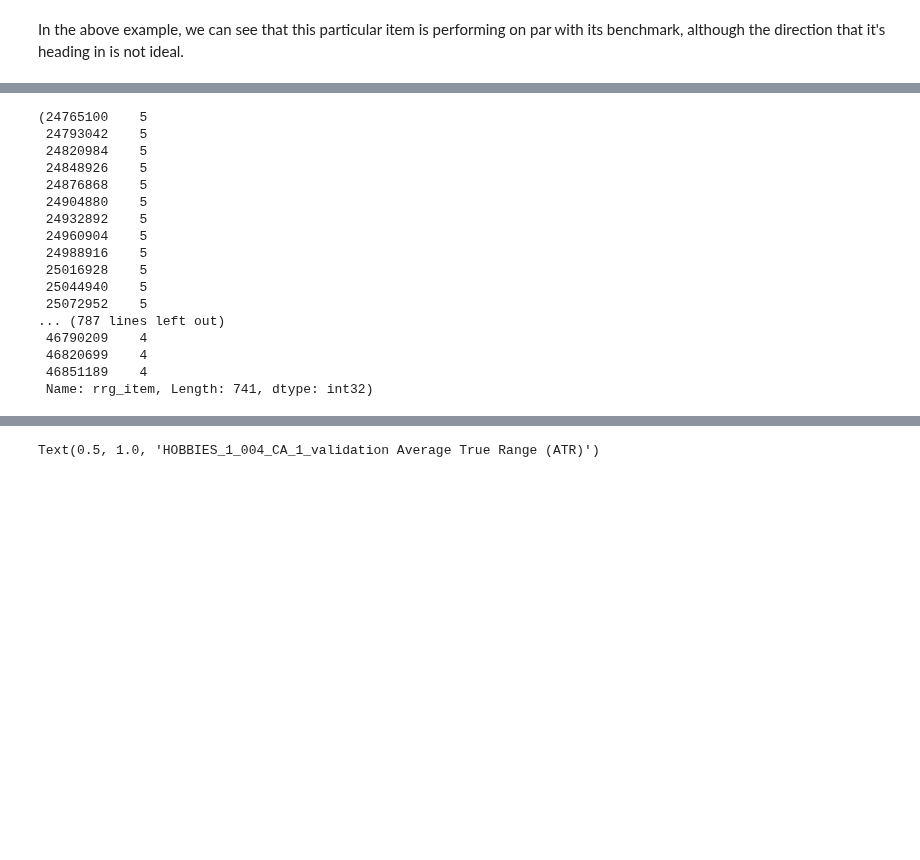
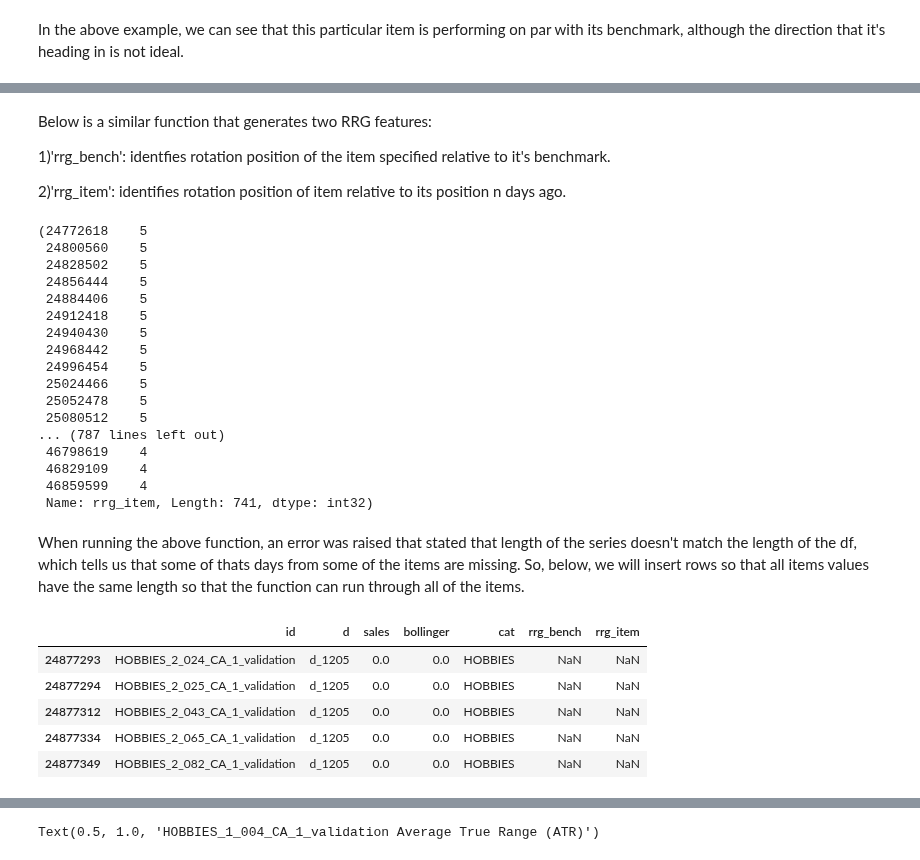
Before and after one commit to Luke-Gray/M5-Accuracy, a Jupyter notebook: M5 Visualizing Strength and Volatility.ipynb, the cells around one changed output, grey strips where cells are left out. Saved outputs shown, nothing was run; the diff lists cells and outputs as text; code cells hidden in the pictures; blank space fills up the shorter version.

```diff
--- a/M5 Visualizing Strength and Volatility.ipynb
+++ b/M5 Visualizing Strength and Volatility.ipynb
@@ -591 +561,7 @@ ca_short.head()
+# %% [markdown]
+Below is a similar function that generates two RRG features:
+
+1)'rrg_bench': identfies rotation position of the item specified relative to it's benchmark.
+
+2)'rrg_item': identifies rotation position of item relative to its position n days ago.
 # %%
@@ -712,22 +690,33 @@ def RRG(item_cat, window, steps):
 
     return series['rrg_bench'], series['rrg_item']
 # %%
-RRG(item,90,19)
+RRG('FOODS_3_090_CA_3_validation',90,19)
 # %% [output]
-(24765100    5
- 24793042    5
- 24820984    5
- 24848926    5
- 24876868    5
- 24904880    5
- 24932892    5
- 24960904    5
- 24988916    5
- 25016928    5
- 25044940    5
- 25072952    5
+(24772618    5
+ 24800560    5
+ 24828502    5
+ 24856444    5
+ 24884406    5
+ 24912418    5
+ 24940430    5
+ 24968442    5
+ 24996454    5
+ 25024466    5
+ 25052478    5
+ 25080512    5
 ... (787 lines left out)
- 46790209    4
- 46820699    4
- 46851189    4
+ 46798619    4
+ 46829109    4
+ 46859599    4
  Name: rrg_item, Length: 741, dtype: int32)
+# %% [markdown]
+When running the above function, an error was raised that stated that length of the series doesn't match the length of the df, which tells us that some of thats days from some of the items are missing. So, below, we will insert rows so that all items values have the same length so that the function can run through all of the items.
+# %%
+nonfit = ca_short.loc[ca_short['rrg_item'].isna()]
+# %% [output]
+|  | id | d | sales | bollinger | cat | rrg_bench | rrg_item |
+| 24877293 | HOBBIES_2_024_CA_1_validation | d_1205 | 0.0 | 0.0 | HOBBIES | NaN | NaN |
+| 24877294 | HOBBIES_2_025_CA_1_validation | d_1205 | 0.0 | 0.0 | HOBBIES | NaN | NaN |
+| 24877312 | HOBBIES_2_043_CA_1_validation | d_1205 | 0.0 | 0.0 | HOBBIES | NaN | NaN |
+| 24877334 | HOBBIES_2_065_CA_1_validation | d_1205 | 0.0 | 0.0 | HOBBIES | NaN | NaN |
+| 24877349 | HOBBIES_2_082_CA_1_validation | d_1205 | 0.0 | 0.0 | HOBBIES | NaN | NaN |
```
Also changed, not shown: parts of 34 cells of this notebook.
